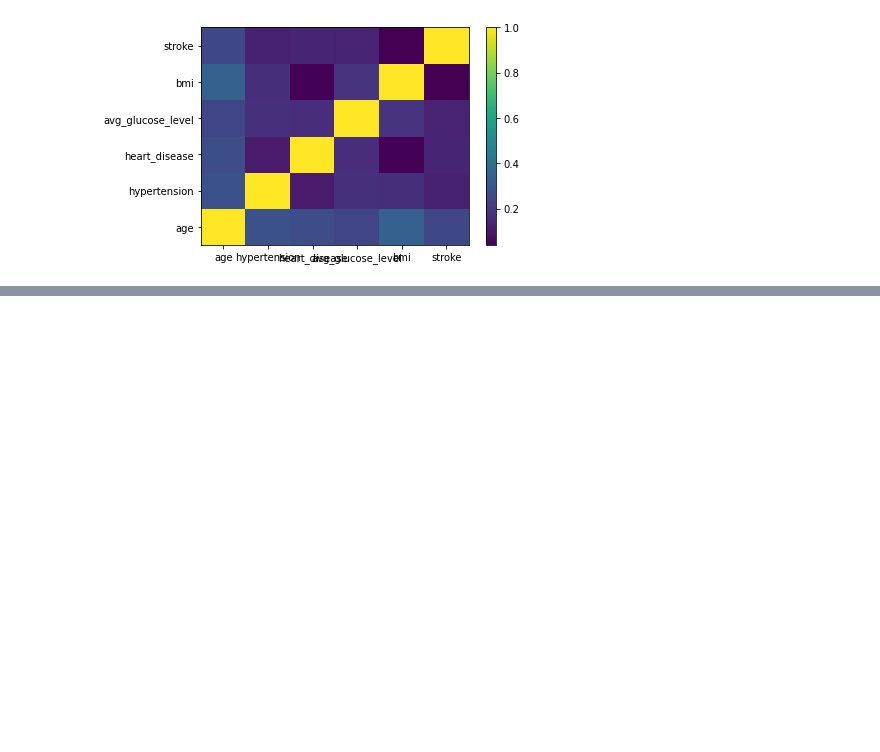
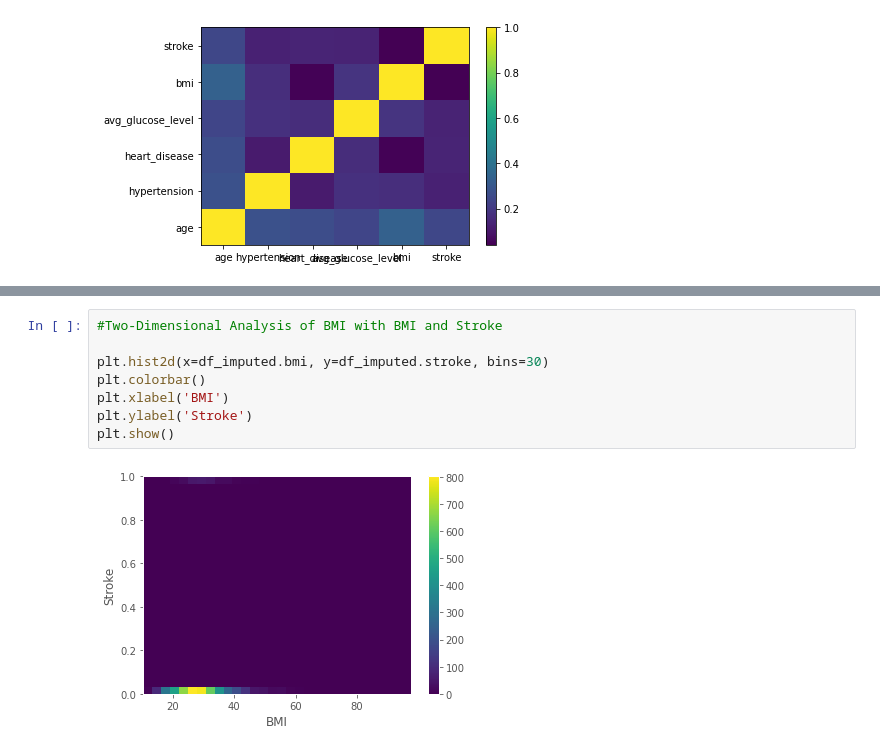
Before and after one commit to lukedemaio/MLLab01, a Jupyter notebook: Stroke Data Visualization.ipynb, the cells around one changed output, grey strips where cells are left out. Saved outputs shown, nothing was run; the diff lists cells and outputs as text; blank space fills up the shorter version.

```diff
--- a/Stroke Data Visualization.ipynb
+++ b/Stroke Data Visualization.ipynb
@@ -236,0 +261,10 @@ plt.show()
+# %%
+#Two-Dimensional Analysis of BMI with BMI and Stroke
+
+plt.hist2d(x=df_imputed.bmi, y=df_imputed.stroke, bins=30)
+plt.colorbar()
+plt.xlabel('BMI')
+plt.ylabel('Stroke')
+plt.show()
+# %% [output]
+[figure, added]
```
Also changed, not shown: parts of 10 cells of this notebook.
